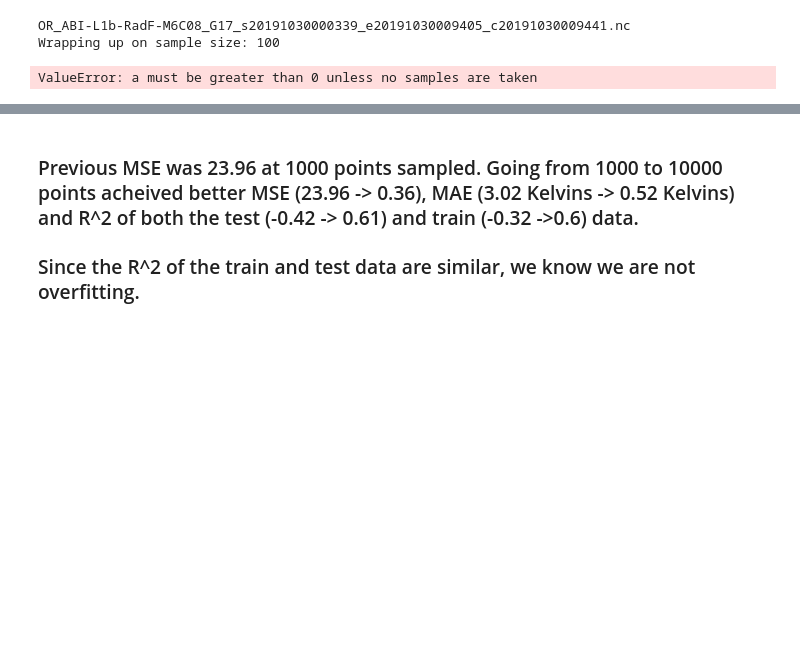
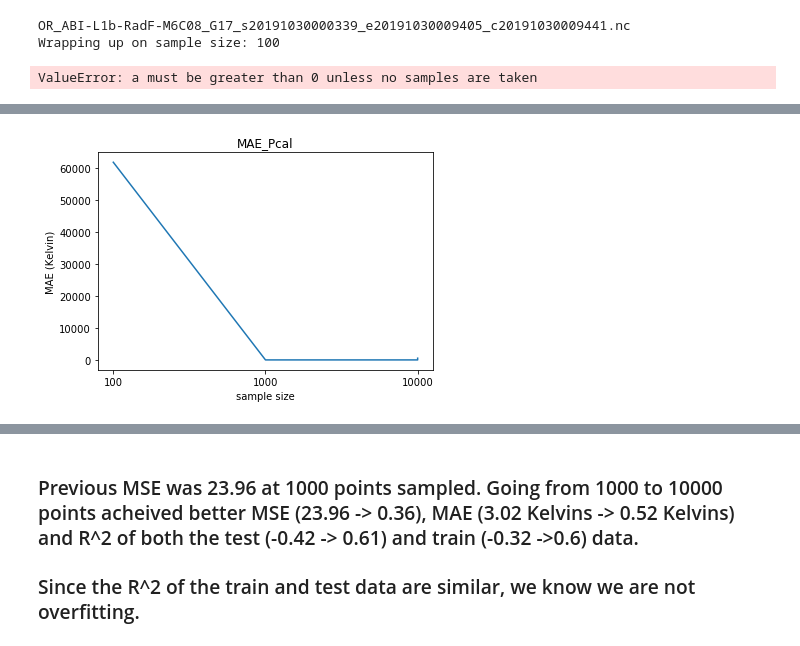
Before and after one commit to adomakor412/capstone, a Jupyter notebook: ML_Regression.ipynb, the cells around one changed output, grey strips where cells are left out. Cells and saved outputs as stored; diff of their text form; code cells hidden in the pictures; blank space fills up the shorter version.

```diff
--- a/ML_Regression.ipynb
+++ b/ML_Regression.ipynb
@@ -110,7 +104,11 @@ for samp in trainSamp:
 
                     #select "10,000" random points out of 401,401
                     sample = np.array([combo for combo in itertools.product(range(x),range(y))])
-                    for i,j in sample:
+
+                    inds=nr.randint(x*y, size=(samp))
+                    inds.sort()
+
+                    for i,j in sample[inds]:
                         lon = longitude( extent_pc[0], extent_pc[1], i, x )
                         lat = latitude( extent_pc[2], extent_pc[3], j, y)
 
@@ -130,6 +128,23 @@ for samp in trainSamp:
                     continue
 
         print('Wrapping up on sample size:', samp)
+
+        df=pd.concat(dataFrames)
+        df = df.dropna()
+
+        from sklearn.neural_network import MLPRegressor
+        #from sklearn.datasets import make_regression
+        from sklearn.model_selection import train_test_split
+        from sklearn.metrics import mean_squared_error
+
+        dfSample = df#df.sample(n=samp)
+        X = dfSample.drop(["target_G16_Temp"],axis=1).astype('float')#try as float
+        y = dfSample.drop(columns[:-1],axis=1).astype('float')
+
+        from sklearn.metrics import mean_squared_error
+        X_train, X_test, y_train, y_test = train_test_split(X, np.ravel(y),random_state=1,test_size=0.0)
+        regr = MLPRegressor(random_state=1, max_iter=500).fit(X_train, y_train)
+
         if len(dfFixedTest)==0:
             dfFixedTest = df.sample(1000)
             X_test = dfFixedTest.drop(["target_G16_Temp"],axis=1).astype('float')
@@ -313,0 +404,13 @@ df = df.dropna()
+# %%
+points =['100','1000','10000','10000']
+metric_pCal = [MAE_pCal, MSE_pCal, R2_pCal, R2_pCal_train_test]
+metric_MLP = [MAE_MLP, MSE_MLP, R2_MLP, R2MLP_train_test]
+
+plt.plot(points, MAE_pCal,label='pCal')
+plt.legend(loc="upper right")
+plt.xlabel("sample size")
+plt.ylabel("MAE (Kelvin)")
+plt.title('MAE_Pcal')
+plt.show()
+# %% [output]
+[figure, added]
```
Also changed, not shown: parts of 10 cells of this notebook, 7 other files.
